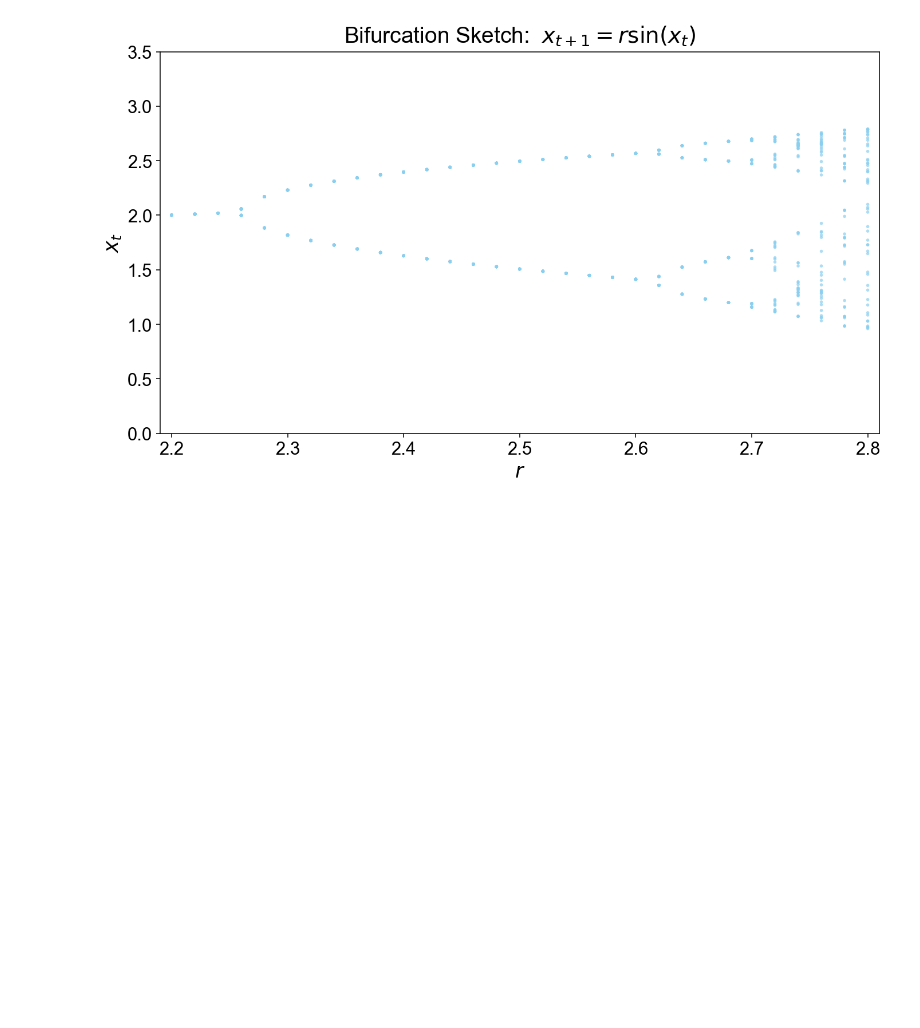
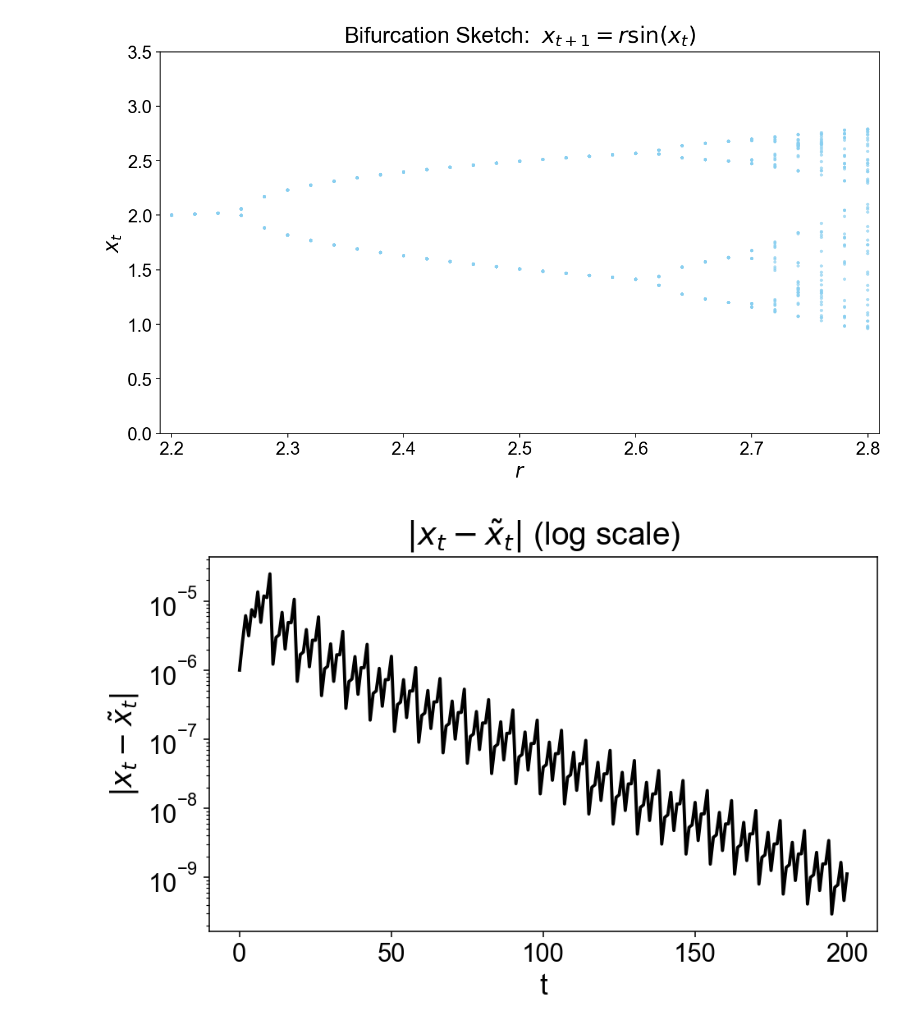
Before and after one commit to tomhuhh/sysen6000, a Jupyter notebook: Assignment_3/x_rsinx.ipynb, the cells around one changed output. Cells and saved outputs as stored; diff of their text form; code cells hidden in the pictures; blank space fills up the shorter version.

```diff
--- a/Assignment_3/x_rsinx.ipynb
+++ b/Assignment_3/x_rsinx.ipynb
@@ -181,3 +181,59 @@ plt.tight_layout()
 plt.show()
 # %% [output]
 [figure]
+# %%
+# ---------- global style ----------
+plt.rcParams['font.family'] = 'Arial'
+
+# ---------- parameters ----------
+r = 2.7
+x0 = 0.200000
+x0_tilde = 0.200001
+steps = 200
+positive_only = True
+
+# ---------- map ----------
+def F(x, r):
+    return r * np.sin(x)
+
+# ---------- simulation state ----------
+def initialize():
+    global x, x_tilde, result_x, result_x_tilde, diffs, time
+    x = float(x0)
+    x_tilde = float(x0_tilde)
+    result_x = [x]
+    result_x_tilde = [x_tilde]
+    diffs = [abs(x - x_tilde)]
+    time = [0]
+
+def observe():
+    global x, x_tilde, result_x, result_x_tilde, diffs, time
+    result_x.append(x)
+    result_x_tilde.append(x_tilde)
+    diffs.append(abs(x - x_tilde))
+    time.append(len(time))
+
+def update():
+    global x, x_tilde
+    # Remove the positive-only restriction for chaos analysis
+    x = r * np.sin(x)
+    x_tilde = r * np.sin(x_tilde)
+
+# ---------- run ----------
+initialize()
+for _ in range(steps):
+    update()
+    observe()
+
+# ---------- plot: separation (log scale) ----------
+fig2, ax2 = plt.subplots(figsize=(7, 4.5), dpi=140)
+ax2.semilogy(time, diffs, lw=2, color="black")
+ax2.set_xlabel("t", fontsize=18)
+ax2.set_ylabel(r"$|x_t-\tilde{x}_t|$", fontsize=18)
+ax2.set_title("$|x_t-\~{x}_t|$ (log scale)", fontsize=20, pad=8)
+ax2.tick_params(axis='both', labelsize=16)
+ax2.grid(False)
+plt.tight_layout()
+plt.show()
+# %% [output]
+[figure, added]
```
Also changed, not shown: 2 other files.
